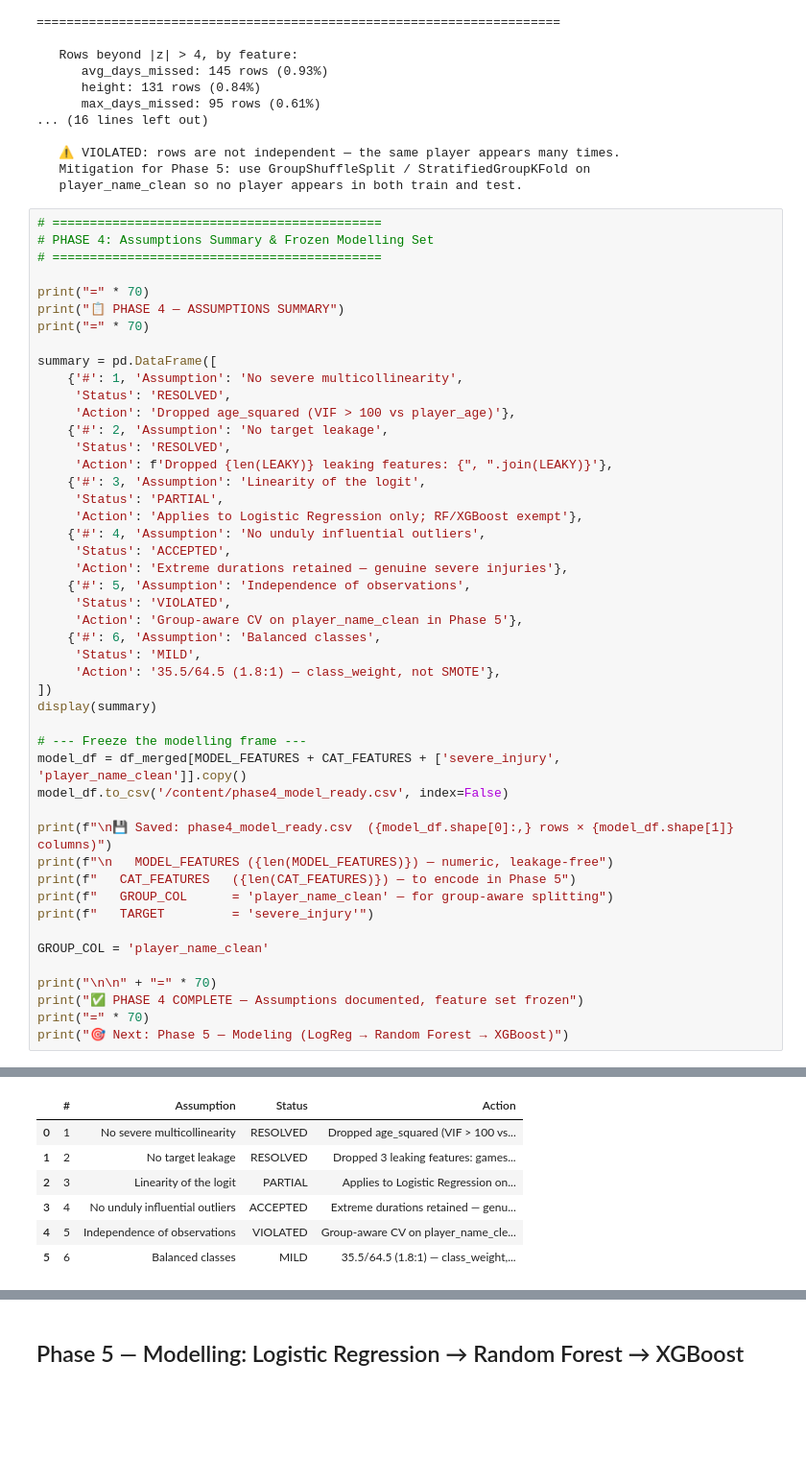
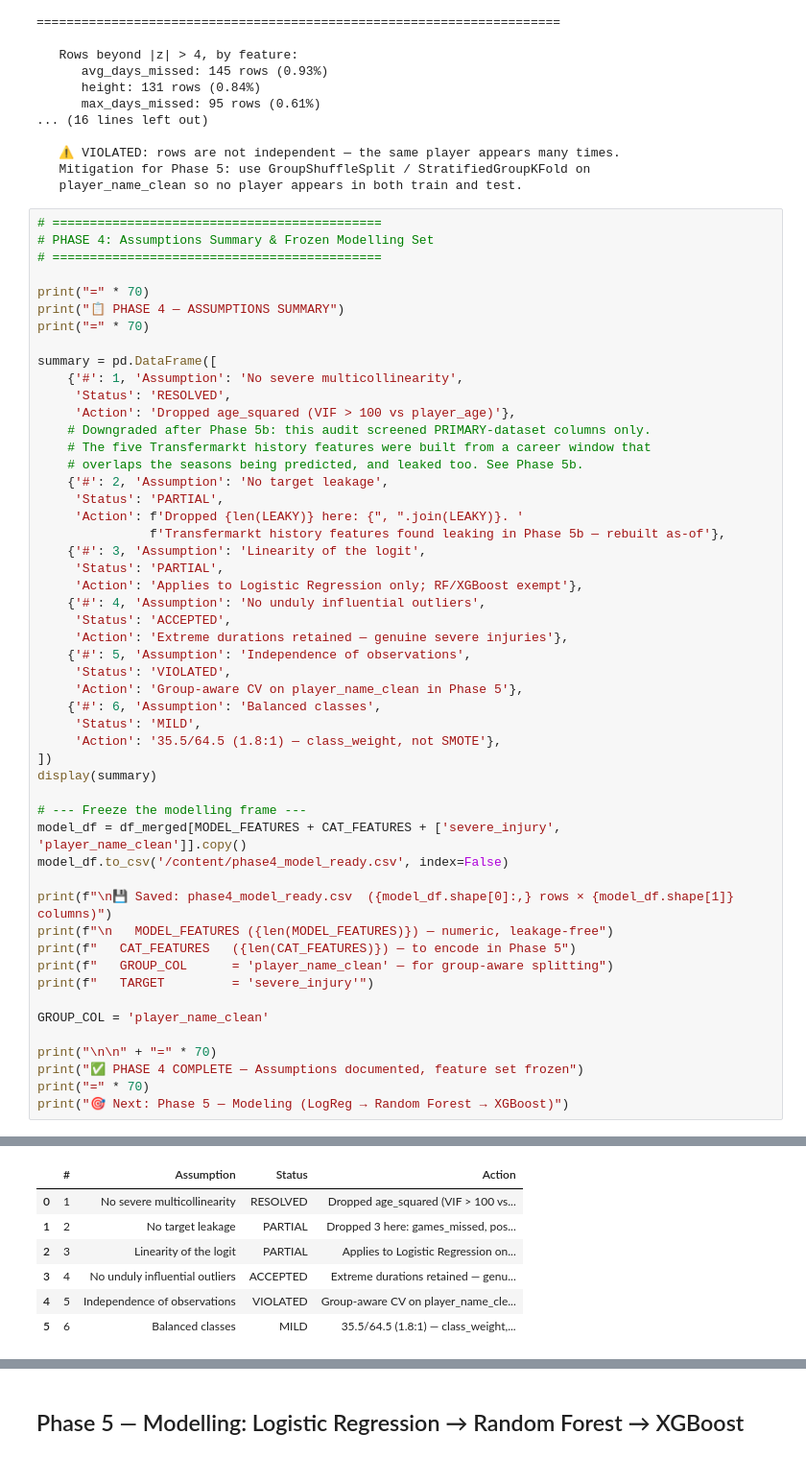
Before and after one commit to akshaythomas25m-collab/wai-soccer-injury-prediction, a Jupyter notebook: notebooks/WAI_Soccer_Injury_Prediction.ipynb, the cells around one changed output, grey strips where cells are left out. Shown at 96% size. Saved outputs shown, nothing was run; the diff lists cells and outputs as text; blank space fills up the shorter version.

```diff
--- a/notebooks/WAI_Soccer_Injury_Prediction.ipynb
+++ b/notebooks/WAI_Soccer_Injury_Prediction.ipynb
@@ -1727,9 +1733,13 @@ summary = pd.DataFrame([
     {'#': 1, 'Assumption': 'No severe multicollinearity',
      'Status': 'RESOLVED',
      'Action': 'Dropped age_squared (VIF > 100 vs player_age)'},
+    # Downgraded after Phase 5b: this audit screened PRIMARY-dataset columns only.
+    # The five Transfermarkt history features were built from a career window that
+    # overlaps the seasons being predicted, and leaked too. See Phase 5b.
     {'#': 2, 'Assumption': 'No target leakage',
-     'Status': 'RESOLVED',
-     'Action': f'Dropped {len(LEAKY)} leaking features: {", ".join(LEAKY)}'},
+     'Status': 'PARTIAL',
+     'Action': f'Dropped {len(LEAKY)} here: {", ".join(LEAKY)}. '
+               f'Transfermarkt history features found leaking in Phase 5b — rebuilt as-of'},
     {'#': 3, 'Assumption': 'Linearity of the logit',
      'Status': 'PARTIAL',
      'Action': 'Applies to Logistic Regression only; RF/XGBoost exempt'},
@@ -1740,34 +1750,34 @@ summary = pd.DataFrame([
      'Status': 'VIOLATED',
      'Action': 'Group-aware CV on player_name_clean in Phase 5'},
     {'#': 6, 'Assumption': 'Balanced classes',
      'Status': 'MILD',
      'Action': '35.5/64.5 (1.8:1) — class_weight, not SMOTE'},
 ])
 display(summary)
 
 # --- Freeze the modelling frame ---
 model_df = df_merged[MODEL_FEATURES + CAT_FEATURES + ['severe_injury', 'player_name_clean']].copy()
 model_df.to_csv('/content/phase4_model_ready.csv', index=False)
 
 print(f"\n💾 Saved: phase4_model_ready.csv  ({model_df.shape[0]:,} rows × {model_df.shape[1]} columns)")
 print(f"\n   MODEL_FEATURES ({len(MODEL_FEATURES)}) — numeric, leakage-free")
 print(f"   CAT_FEATURES   ({len(CAT_FEATURES)}) — to encode in Phase 5")
 print(f"   GROUP_COL      = 'player_name_clean' — for group-aware splitting")
 print(f"   TARGET         = 'severe_injury'")
 
 GROUP_COL = 'player_name_clean'
 
 print("\n\n" + "=" * 70)
 print("✅ PHASE 4 COMPLETE — Assumptions documented, feature set frozen")
 print("=" * 70)
 print("🎯 Next: Phase 5 — Modeling (LogReg → Random Forest → XGBoost)")
 # %% [output]
 ======================================================================
 📋 PHASE 4 — ASSUMPTIONS SUMMARY
 ======================================================================
 |  | # | Assumption | Status | Action |
 | 0 | 1 | No severe multicollinearity | RESOLVED | Dropped age_squared (VIF > 100 vs... |
-| 1 | 2 | No target leakage | RESOLVED | Dropped 3 leaking features: games... |
+| 1 | 2 | No target leakage | PARTIAL | Dropped 3 here: games_missed, pos... |
 | 2 | 3 | Linearity of the logit | PARTIAL | Applies to Logistic Regression on... |
 | 3 | 4 | No unduly influential outliers | ACCEPTED | Extreme durations retained — genu... |
 | 4 | 5 | Independence of observations | VIOLATED | Group-aware CV on player_name_cle... |
```
Also changed, not shown: parts of 4 cells of this notebook.
